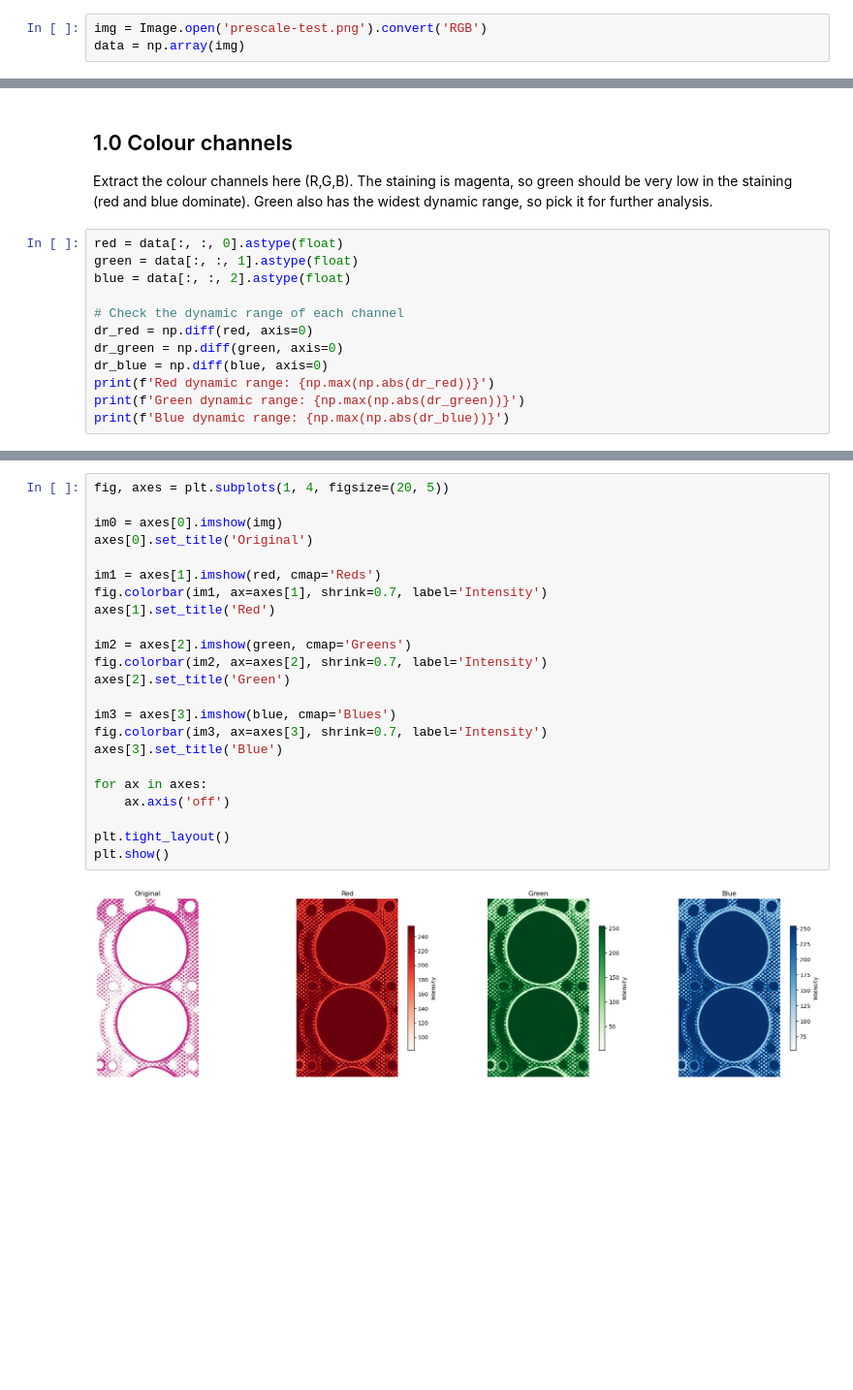
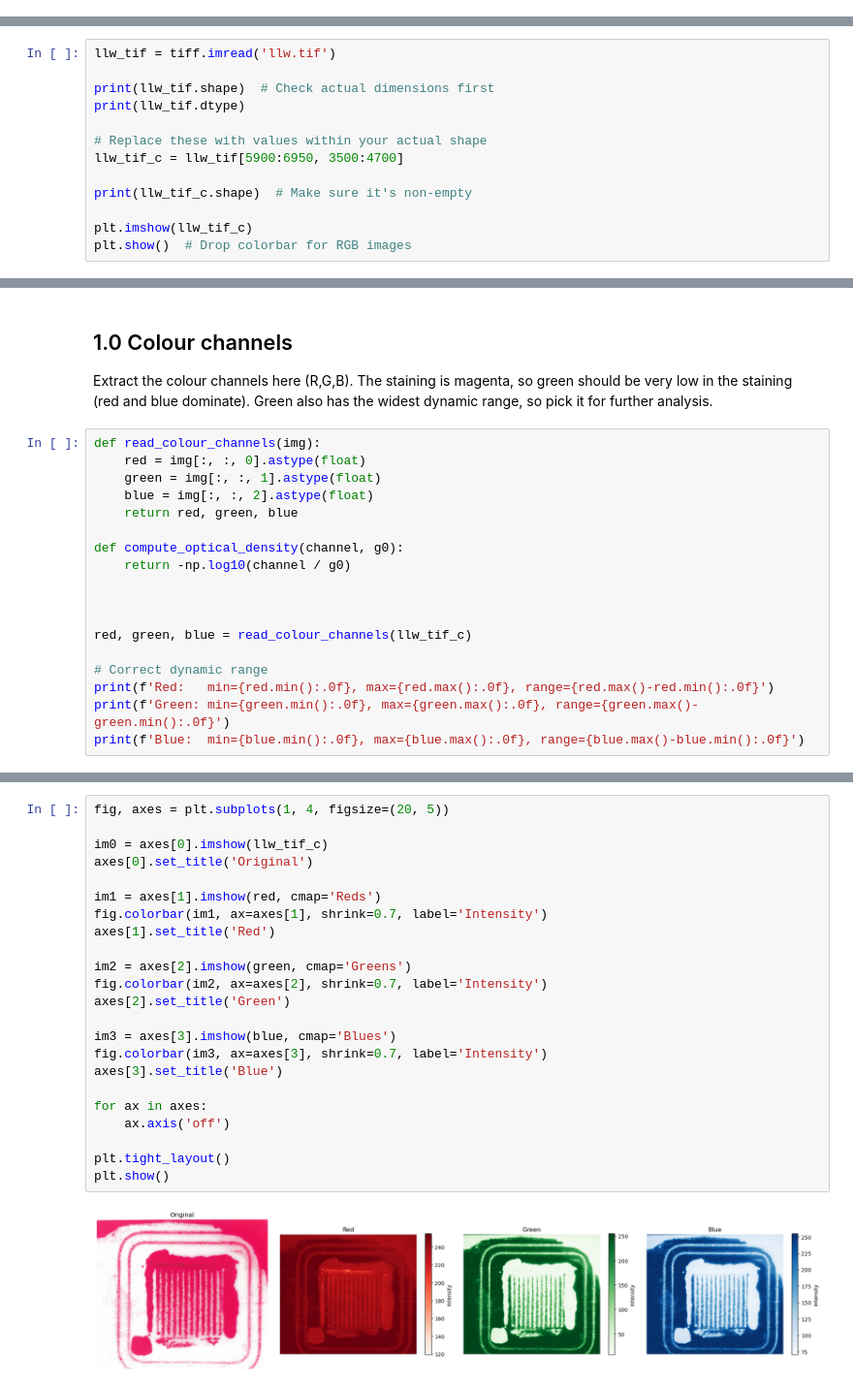
Before and after one commit to nparaskevas/pressure-film-calibration, a Jupyter notebook: prescale-example.ipynb, the cells around one changed output, grey strips where cells are left out. Shown at 97% size. Saved outputs shown, nothing was run; the diff lists cells and outputs as text; blank space fills up the shorter version.

```diff
--- a/prescale-example.ipynb
+++ b/prescale-example.ipynb
@@ -5,5 +5,2 @@ from PIL import Image
 import numpy as np
 import matplotlib.pyplot as plt
-# %%
-img = Image.open('prescale-test.png').convert('RGB')
-data = np.array(img)
@@ -9,0 +9,13 @@ data = np.array(img)
+# %%
+llw_tif = tiff.imread('llw.tif')
+
+print(llw_tif.shape)  # Check actual dimensions first
+print(llw_tif.dtype)
+
+# Replace these with values within your actual shape
+llw_tif_c = llw_tif[5900:6950, 3500:4700]
+
+print(llw_tif_c.shape)  # Make sure it's non-empty
+
+plt.imshow(llw_tif_c)
+plt.show()  # Drop colorbar for RGB images
@@ -12,15 +29,21 @@ data = np.array(img)
 
 Extract the colour channels here (R,G,B). The staining is magenta, so green should be very low in the staining (red and blue dominate). Green also has the widest dynamic range, so pick it for further analysis.
 # %%
-red = data[:, :, 0].astype(float)
-green = data[:, :, 1].astype(float)
-blue = data[:, :, 2].astype(float)
+def read_colour_channels(img):
+    red = img[:, :, 0].astype(float)
+    green = img[:, :, 1].astype(float)
+    blue = img[:, :, 2].astype(float)
+    return red, green, blue
 
-# Check the dynamic range of each channel
-dr_red = np.diff(red, axis=0)
-dr_green = np.diff(green, axis=0)
-dr_blue = np.diff(blue, axis=0)
-print(f'Red dynamic range: {np.max(np.abs(dr_red))}')
-print(f'Green dynamic range: {np.max(np.abs(dr_green))}')
-print(f'Blue dynamic range: {np.max(np.abs(dr_blue))}')
+def compute_optical_density(channel, g0):
+    return -np.log10(channel / g0)
+
+
+
+red, green, blue = read_colour_channels(llw_tif_c)
+
+# Correct dynamic range
+print(f'Red:   min={red.min():.0f}, max={red.max():.0f}, range={red.max()-red.min():.0f}')
+print(f'Green: min={green.min():.0f}, max={green.max():.0f}, range={green.max()-green.min():.0f}')
+print(f'Blue:  min={blue.min():.0f}, max={blue.max():.0f}, range={blue.max()-blue.min():.0f}')
 # %% [output]
@@ -30,25 +53,25 @@ Blue dynamic range: 101.0
 # %%
 fig, axes = plt.subplots(1, 4, figsize=(20, 5))
 
-im0 = axes[0].imshow(img)
+im0 = axes[0].imshow(llw_tif_c)
 axes[0].set_title('Original')
 
 im1 = axes[1].imshow(red, cmap='Reds')
 fig.colorbar(im1, ax=axes[1], shrink=0.7, label='Intensity')
 axes[1].set_title('Red')
 
 im2 = axes[2].imshow(green, cmap='Greens')
 fig.colorbar(im2, ax=axes[2], shrink=0.7, label='Intensity')
 axes[2].set_title('Green')
 
 im3 = axes[3].imshow(blue, cmap='Blues')
 fig.colorbar(im3, ax=axes[3], shrink=0.7, label='Intensity')
 axes[3].set_title('Blue')
 
 for ax in axes:
     ax.axis('off')
 
 plt.tight_layout()
 plt.show()
 # %% [output]
-[figure, old version]
+[figure, new version]
```
Also changed, not shown: parts of 12 cells of this notebook, 1 other file.
